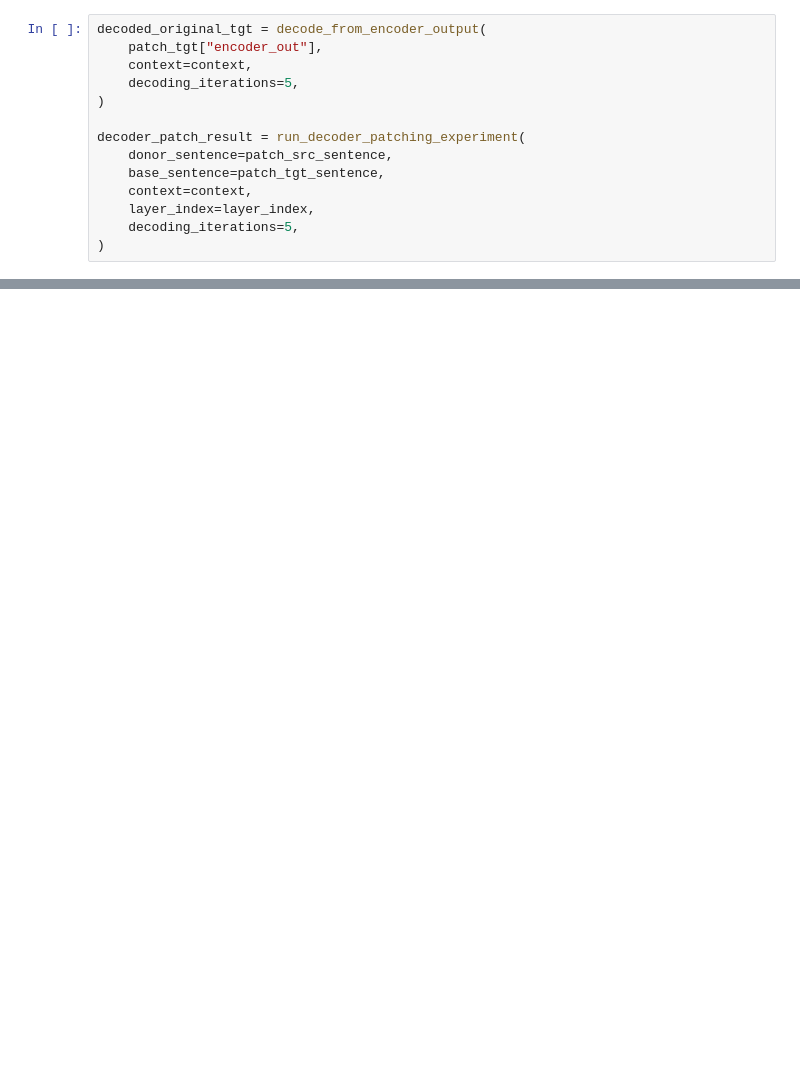
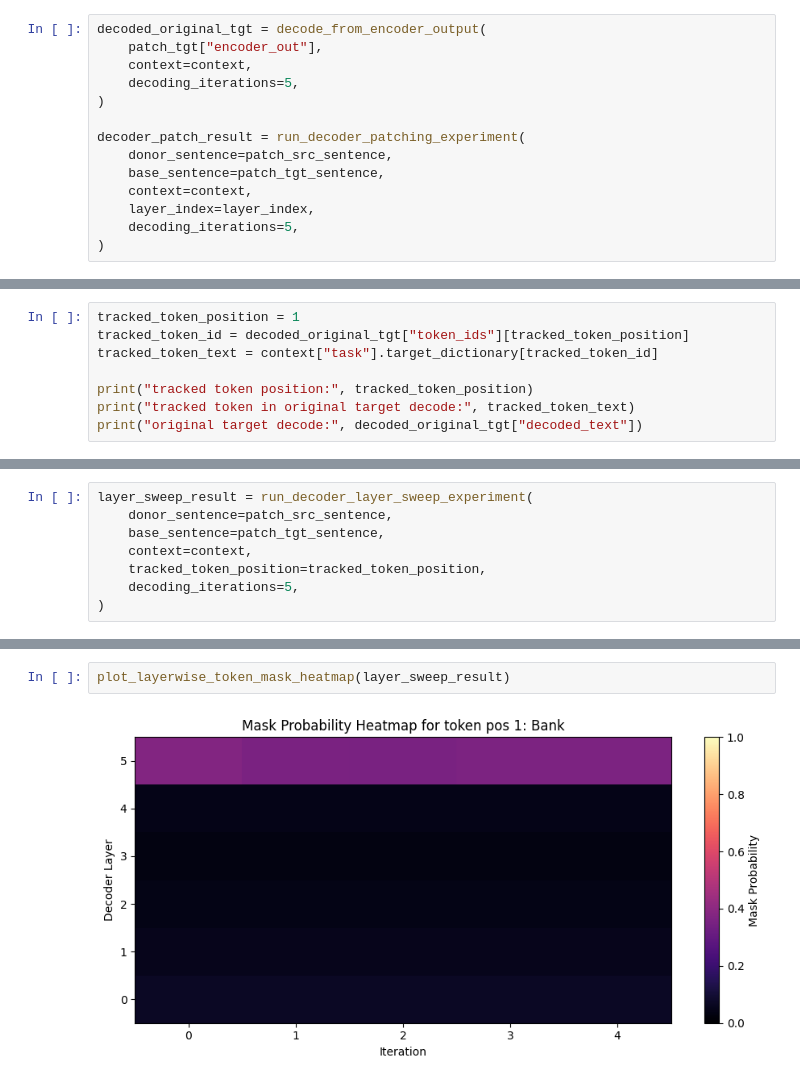
Before and after one commit to MD-BH/MLLM-Final, a Jupyter notebook: Mask-Predict/demo.ipynb, the cells around one changed output, grey strips where cells are left out. Cells and saved outputs as stored; diff of their text form; blank space fills up the shorter version.

```diff
--- a/Mask-Predict/demo.ipynb
+++ b/Mask-Predict/demo.ipynb
@@ -267,0 +270,8 @@ final iteration mask probabilities: [0.09753, 0.362915, 0.08305, 0.064373, 0.240
+# %%
+tracked_token_position = 1
+tracked_token_id = decoded_original_tgt["token_ids"][tracked_token_position]
+tracked_token_text = context["task"].target_dictionary[tracked_token_id]
+
+print("tracked token position:", tracked_token_position)
+print("tracked token in original target decode:", tracked_token_text)
+print("original target decode:", decoded_original_tgt["decoded_text"])
@@ -267,0 +282,8 @@ final iteration mask probabilities: [0.09753, 0.362915, 0.08305, 0.064373, 0.240
+# %%
+layer_sweep_result = run_decoder_layer_sweep_experiment(
+    donor_sentence=patch_src_sentence,
+    base_sentence=patch_tgt_sentence,
+    context=context,
+    tracked_token_position=tracked_token_position,
+    decoding_iterations=5,
+)
@@ -267,0 +316,4 @@ final iteration mask probabilities: [0.09753, 0.362915, 0.08305, 0.064373, 0.240
+# %%
+plot_layerwise_token_mask_heatmap(layer_sweep_result)
+# %% [output]
+[figure, added]
```
Also changed, not shown: parts of 10 cells of this notebook, 1 other file.
